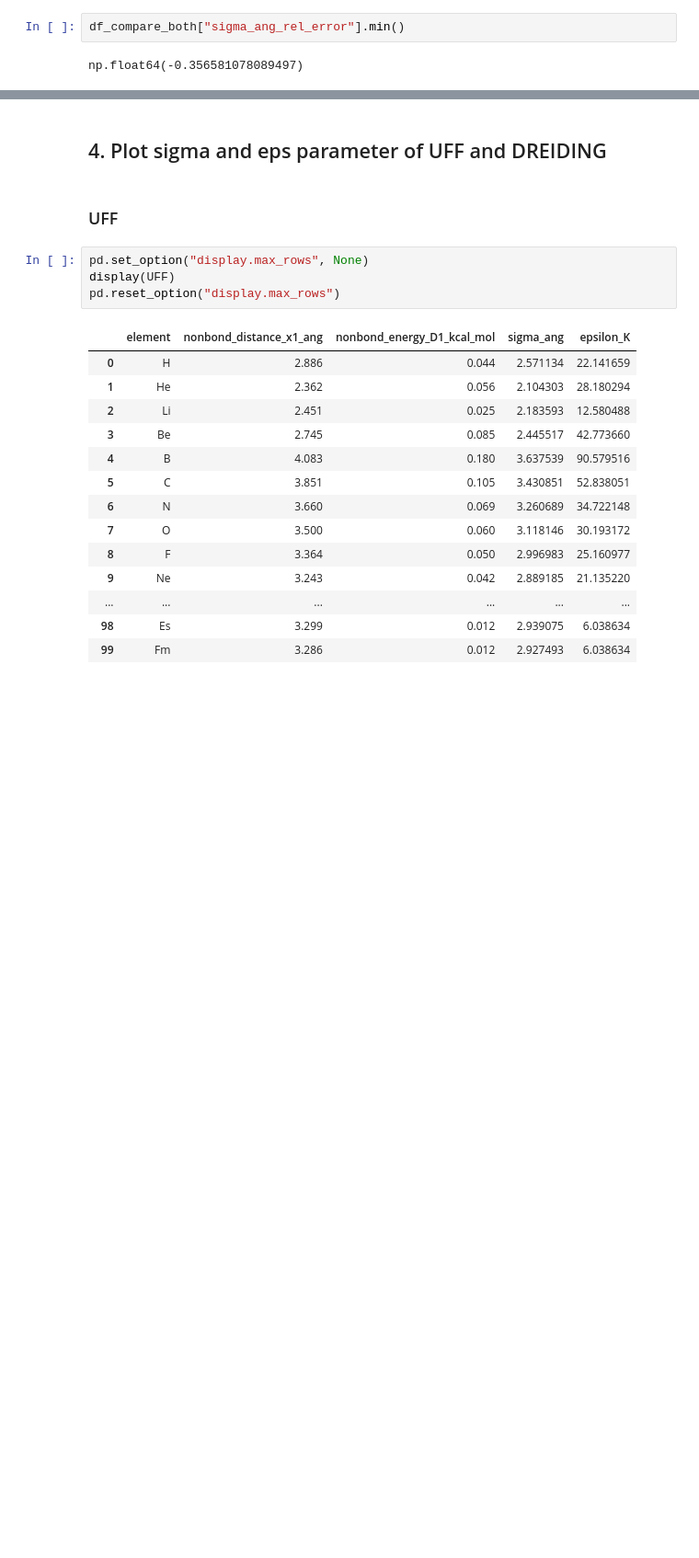
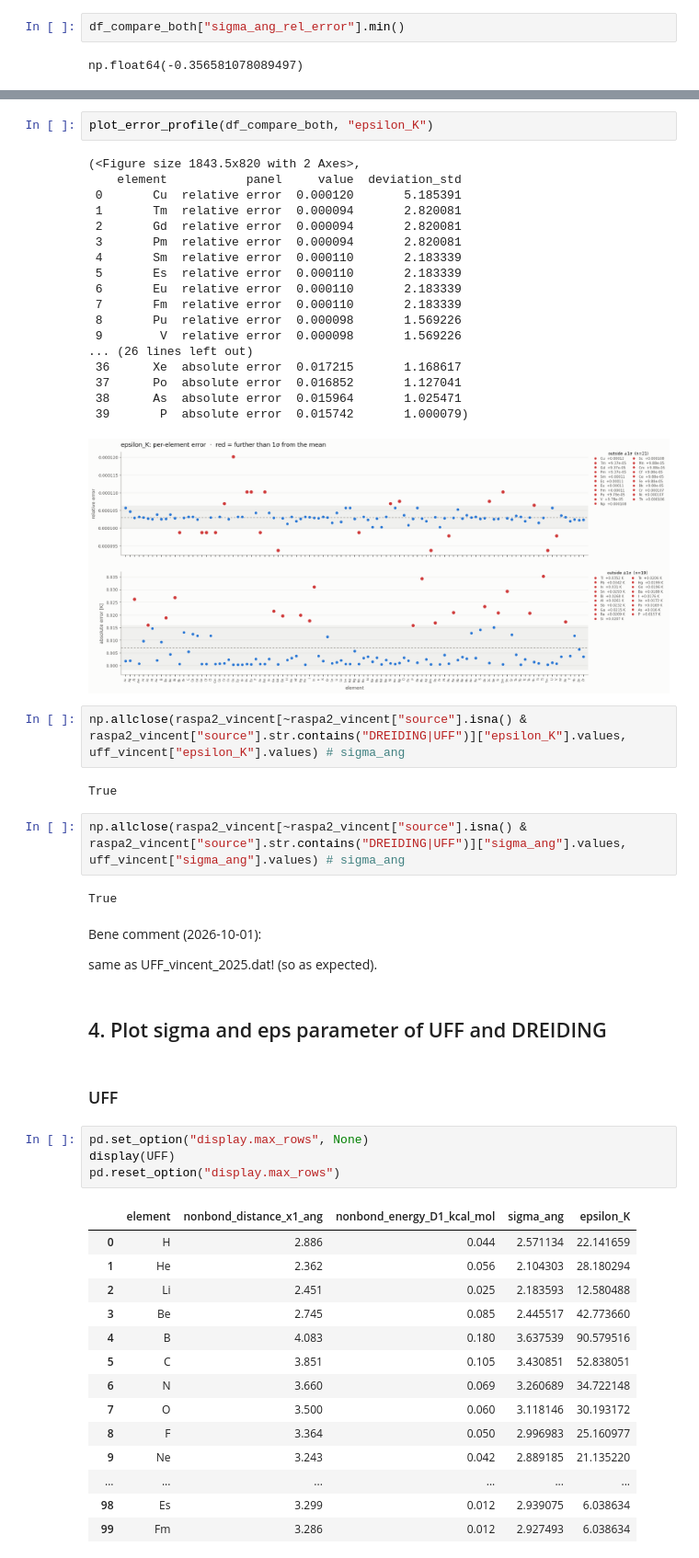
Before and after one commit to bebuhk/force_field_parameters, a Jupyter notebook: check_ff_parameter.ipynb, the cells around one changed output, grey strips where cells are left out. Shown at 92% size. Saved outputs shown, nothing was run; the diff lists cells and outputs as text; blank space fills up the shorter version.

```diff
--- a/check_ff_parameter.ipynb
+++ b/check_ff_parameter.ipynb
@@ -1206,3 +1283,36 @@ np.float64(-0.356581078089497)
+# %%
+plot_error_profile(df_compare_both, "epsilon_K")
+# %% [output]
+(<Figure size 1843.5x820 with 2 Axes>,
+    element           panel     value  deviation_std
+ 0       Cu  relative error  0.000120       5.185391
+ 1       Tm  relative error  0.000094       2.820081
+ 2       Gd  relative error  0.000094       2.820081
+ 3       Pm  relative error  0.000094       2.820081
+ 4       Sm  relative error  0.000110       2.183339
+ 5       Es  relative error  0.000110       2.183339
+ 6       Eu  relative error  0.000110       2.183339
+ 7       Fm  relative error  0.000110       2.183339
+ 8       Pu  relative error  0.000098       1.569226
+ 9        V  relative error  0.000098       1.569226
+... (26 lines left out)
+ 36      Xe  absolute error  0.017215       1.168617
+ 37      Po  absolute error  0.016852       1.127041
+ 38      As  absolute error  0.015964       1.025471
+ 39       P  absolute error  0.015742       1.000079)
+[figure, added]
+# %%
+np.allclose(raspa2_vincent[~raspa2_vincent["source"].isna() & raspa2_vincent["source"].str.contains("DREIDING|UFF")]["epsilon_K"].values, uff_vincent["epsilon_K"].values) # sigma_ang
+# %% [output]
+True
+# %%
+np.allclose(raspa2_vincent[~raspa2_vincent["source"].isna() & raspa2_vincent["source"].str.contains("DREIDING|UFF")]["sigma_ang"].values, uff_vincent["sigma_ang"].values) # sigma_ang
+# %% [output]
+True
+# %% [markdown]
+Bene comment (2026-10-01):
+
+same as UFF_vincent_2025.dat! (so as expected).
 # %% [markdown]
 ## 4. Plot sigma and eps parameter of UFF and DREIDING
 # %% [markdown]
```
Also changed, not shown: parts of 24 cells of this notebook, 2 other files.
